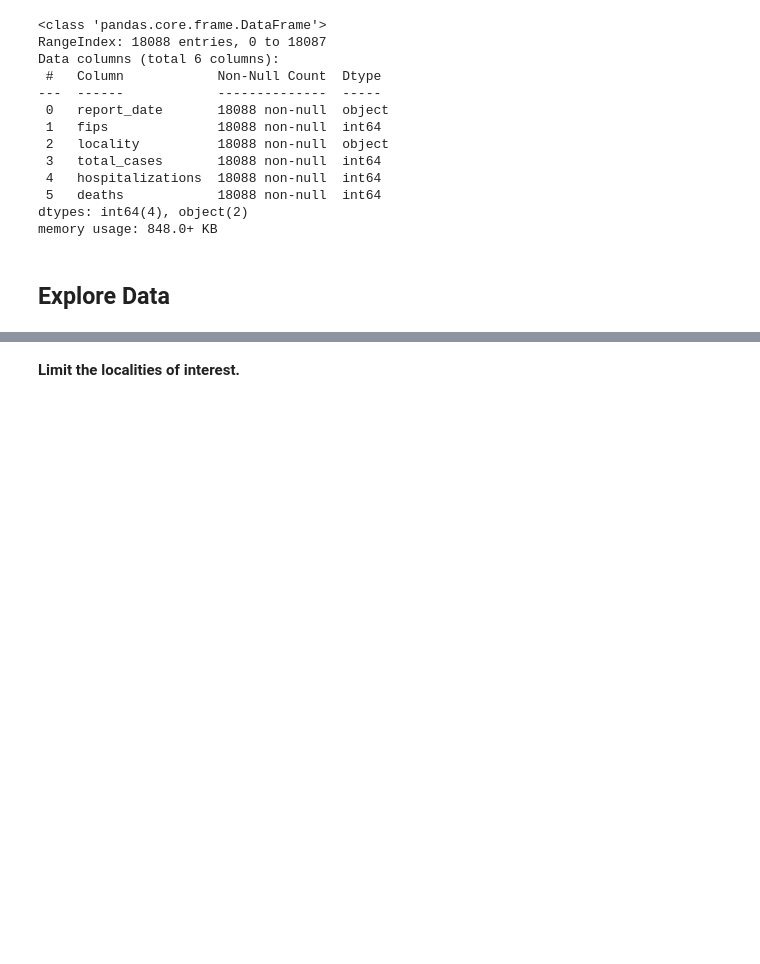
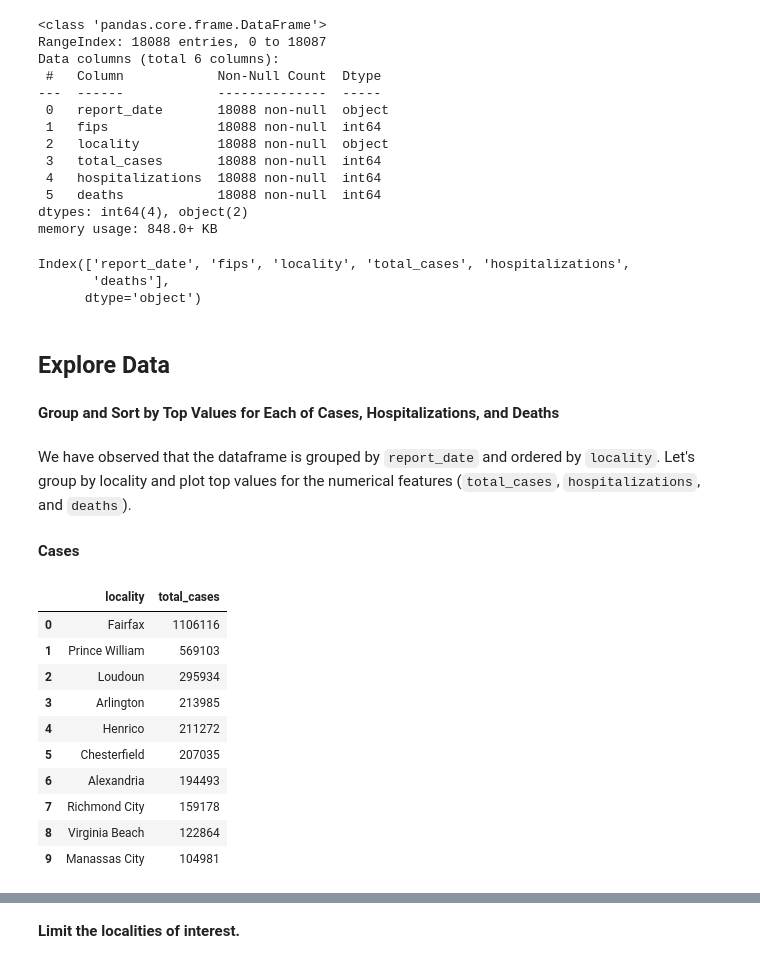
Before and after one commit to jammy-bot/va-covid-eda, a Jupyter notebook: va_covid_plots.ipynb, the cells around one changed output, grey strips where cells are left out. Cells and saved outputs as stored; diff of their text form; code cells hidden in the pictures; blank space fills up the shorter version.

```diff
--- a/va_covid_plots.ipynb
+++ b/va_covid_plots.ipynb
@@ -127,5 +136,39 @@ Data columns (total 6 columns):
  5   deaths            18088 non-null  int64
 dtypes: int64(4), object(2)
 memory usage: 848.0+ KB
+# %%
+cities_df.columns
+# %% [output]
+Index(['report_date', 'fips', 'locality', 'total_cases', 'hospitalizations',
+       'deaths'],
+      dtype='object')
 # %% [markdown]
 ## Explore Data
+# %% [markdown]
+__Group and Sort by Top Values for Each of Cases, Hospitalizations, and Deaths__
+# %% [markdown]
+We have observed that the dataframe is grouped by `report_date` and ordered by `locality`. Let's group by locality and plot top values for the numerical features (`total_cases`, `hospitalizations`, and `deaths`).
+# %% [markdown]
+__Cases__
+# %%
+# sorting highest - to - lowest by cases
+cases_df = pd.DataFrame(cities_df.groupby('locality')[['total_cases']].sum().
+                        sort_values(by='total_cases', ascending=False))
+
+# adding an index
+cases_df.reset_index(inplace=True)
+
+# viewing the grouped / sorted cases dataframe
+cases_df.head(10)
+# %% [output]
+|  | locality | total_cases |
+| 0 | Fairfax | 1106116 |
+| 1 | Prince William | 569103 |
+| 2 | Loudoun | 295934 |
+| 3 | Arlington | 213985 |
+| 4 | Henrico | 211272 |
+| 5 | Chesterfield | 207035 |
+| 6 | Alexandria | 194493 |
+| 7 | Richmond City | 159178 |
+| 8 | Virginia Beach | 122864 |
+| 9 | Manassas City | 104981 |
```
Also changed, not shown: parts of 21 cells of this notebook.
